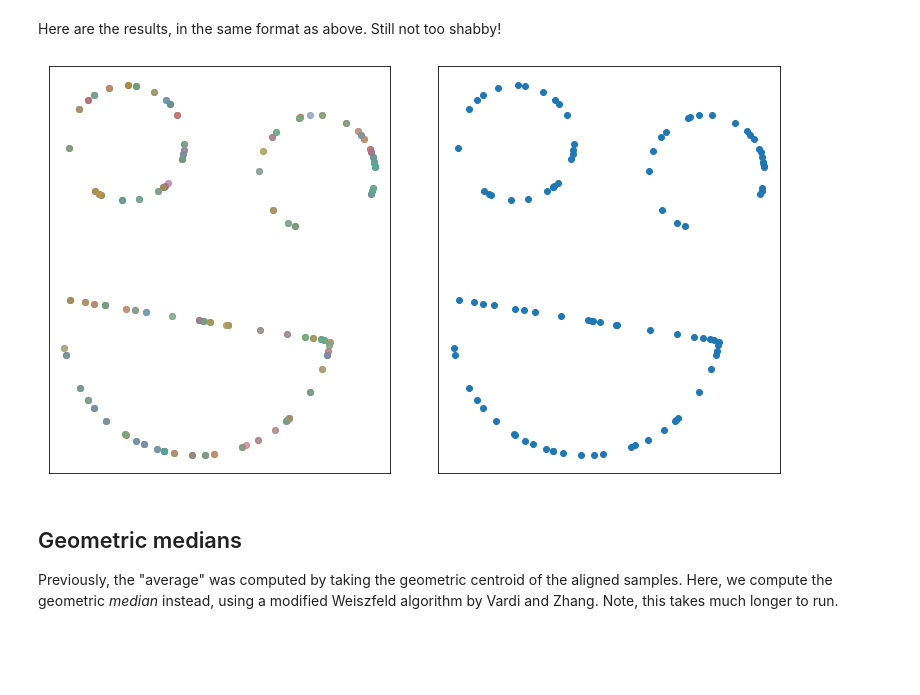
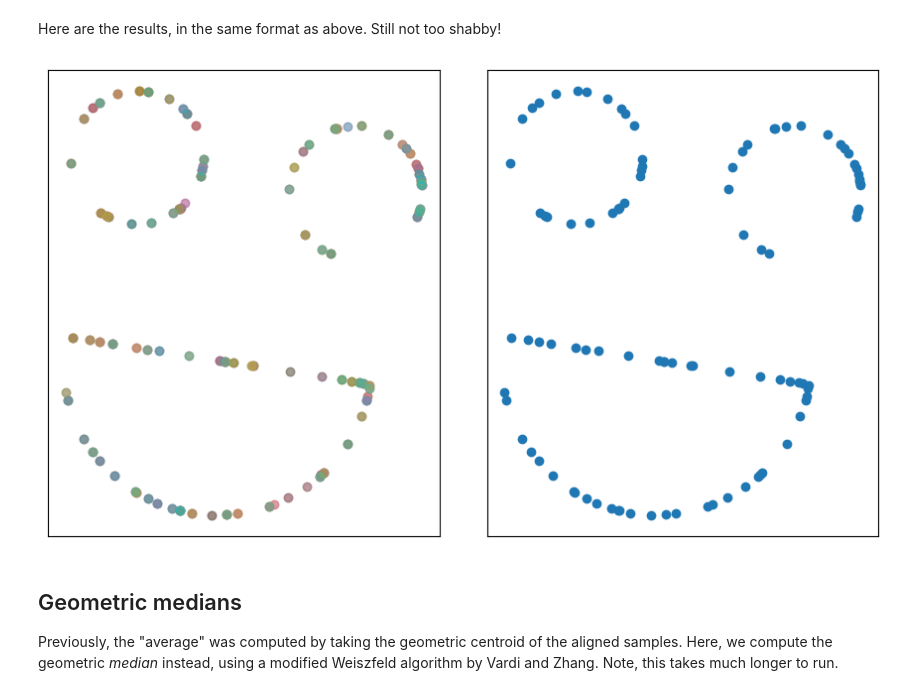
Before and after one commit to jhfung/Procrustes, a Jupyter notebook: vignette.ipynb, the cells around one changed output. Saved outputs shown, nothing was run; the diff lists cells and outputs as text; code cells hidden in the pictures; blank space fills up the shorter version.

```diff
--- a/vignette.ipynb
+++ b/vignette.ipynb
@@ -90,7 +90,7 @@ Wall time: 6.23 ms
 # %% [markdown]
 Here we show the results.  On the left, we have an overlay of the ten samples after alignment, as returned by `GPA.fit_transform`.  On the right, we have the geometric centroid of the aligned samples, stored in `GPA.Z`.  Looks pretty good!
 # %%
-fig, (ax0, ax1) = plt.subplots(1, 2, figsize=(11,6), sharex=True, sharey=True)
+fig, (ax0, ax1) = plt.subplots(1, 2, figsize=(9,5), sharex=True, sharey=True)
 for i in range(len(Y_fit)):
     ax0.scatter(*zip(*Y_fit[i]), alpha=0.3)
 ax1.scatter(*zip(*gpa.Z))
@@ -129,0 +132,16 @@ plt.show()
+# %%
+plt.figure(figsize=(6,6))
+plt.scatter(*zip(*Y[0]), c='tab:blue', label='first')
+
+for i in range(len(Y)-1):
+    plt.scatter(*zip(*Y[i+1]), c='tab:orange', s=3, alpha=0.8)
+
+plt.legend()
+plt.axis('equal')
+
+plt.xlim(-6, 8)
+plt.ylim(-8, 5)
+
+plt.xticks([])
+plt.yticks([])
+plt.show()
@@ -129,0 +150,18 @@ plt.show()
+# %%
+Y_ff = gpa.transform(Y, fix_first=True)
+# %%
+plt.figure(figsize=(6,6))
+plt.scatter(*zip(*Y_ff[0]), c='tab:blue', label='first')
+
+for i in range(len(Y)-1):
+    plt.scatter(*zip(*Y_ff[i+1]), c='tab:orange', s=2, alpha=0.8)
+
+plt.legend()
+plt.axis('equal')
+
+plt.xlim(-6, 8)
+plt.ylim(-8, 5)
+
+plt.xticks([])
+plt.yticks([])
+plt.show()
@@ -160,22 +200,22 @@ Wall time: 29.6 ms
 # %% [markdown]
 Here are the results, in the same format as above.  Still not too shabby!
 # %%
-fig, (ax0, ax1) = plt.subplots(1, 2, figsize=(11,6), sharex=True, sharey=True)
+fig, (ax0, ax1) = plt.subplots(1, 2, figsize=(9,5), sharex=True, sharey=True)
 for i in range(len(Y_masked_fit)):
     ax0.scatter(*zip(*Y_masked_fit[i]), alpha=0.3)
 ax1.scatter(*zip(*gpa.Z))
 
 ax0.set_aspect('equal')
 ax0.set_xticks([])
 ax0.set_yticks([])
 ax1.set_aspect('equal')
 ax1.set_xticks([])
 ax1.set_yticks([])
 
 plt.tight_layout()
 plt.show()
 # %% [output]
-[figure, old version]
+[figure, new version]
 # %% [markdown]
 ## Geometric medians
 
```
Also changed, not shown: parts of 15 cells of this notebook, 1 other file.
